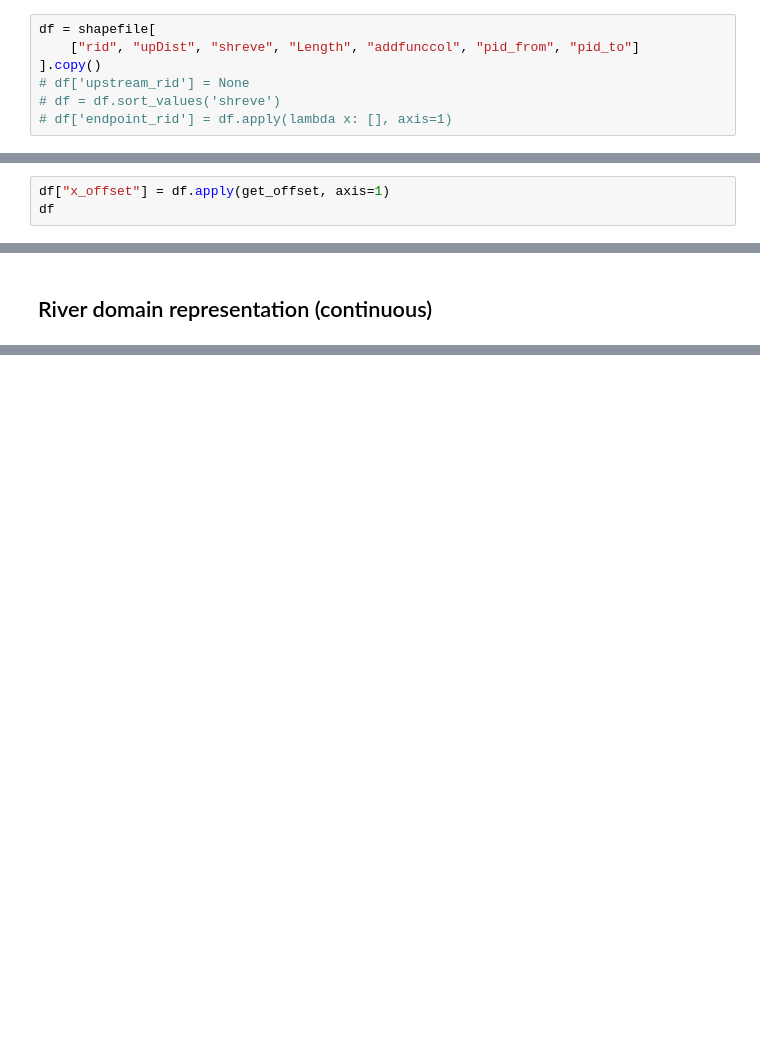
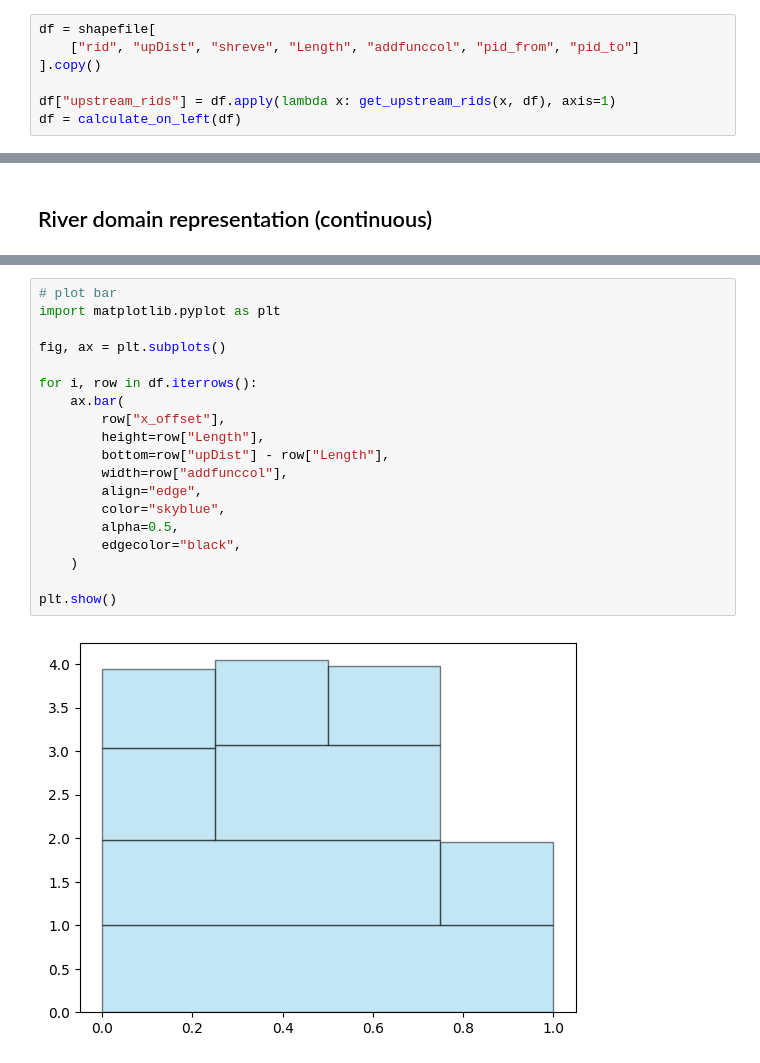
Before and after one commit to KatieBuc/dad, a Jupyter notebook: river_domain.ipynb, the cells around one changed output, grey strips where cells are left out. Drawn from its saved outputs; the diff is of its cells as text; blank space fills up the shorter version.

```diff
--- a/river_domain.ipynb
+++ b/river_domain.ipynb
@@ -98,6 +80,6 @@ nx.draw_networkx_edges(
 df = shapefile[
     ["rid", "upDist", "shreve", "Length", "addfunccol", "pid_from", "pid_to"]
 ].copy()
-# df['upstream_rid'] = None
-# df = df.sort_values('shreve')
-# df['endpoint_rid'] = df.apply(lambda x: [], axis=1)
+
+df["upstream_rids"] = df.apply(lambda x: get_upstream_rids(x, df), axis=1)
+df = calculate_on_left(df)
@@ -145,3 +85,0 @@ def get_offset(df):
-# %%
-df["x_offset"] = df.apply(get_offset, axis=1)
-df
@@ -168,0 +133,21 @@ df["shreve"].plot()
+# %%
+# plot bar
+import matplotlib.pyplot as plt
+
+fig, ax = plt.subplots()
+
+for i, row in df.iterrows():
+    ax.bar(
+        row["x_offset"],
+        height=row["Length"],
+        bottom=row["upDist"] - row["Length"],
+        width=row["addfunccol"],
+        align="edge",
+        color="skyblue",
+        alpha=0.5,
+        edgecolor="black",
+    )
+
+plt.show()
+# %% [output]
+[figure, added]
```
Also changed, not shown: parts of 27 cells of this notebook.
